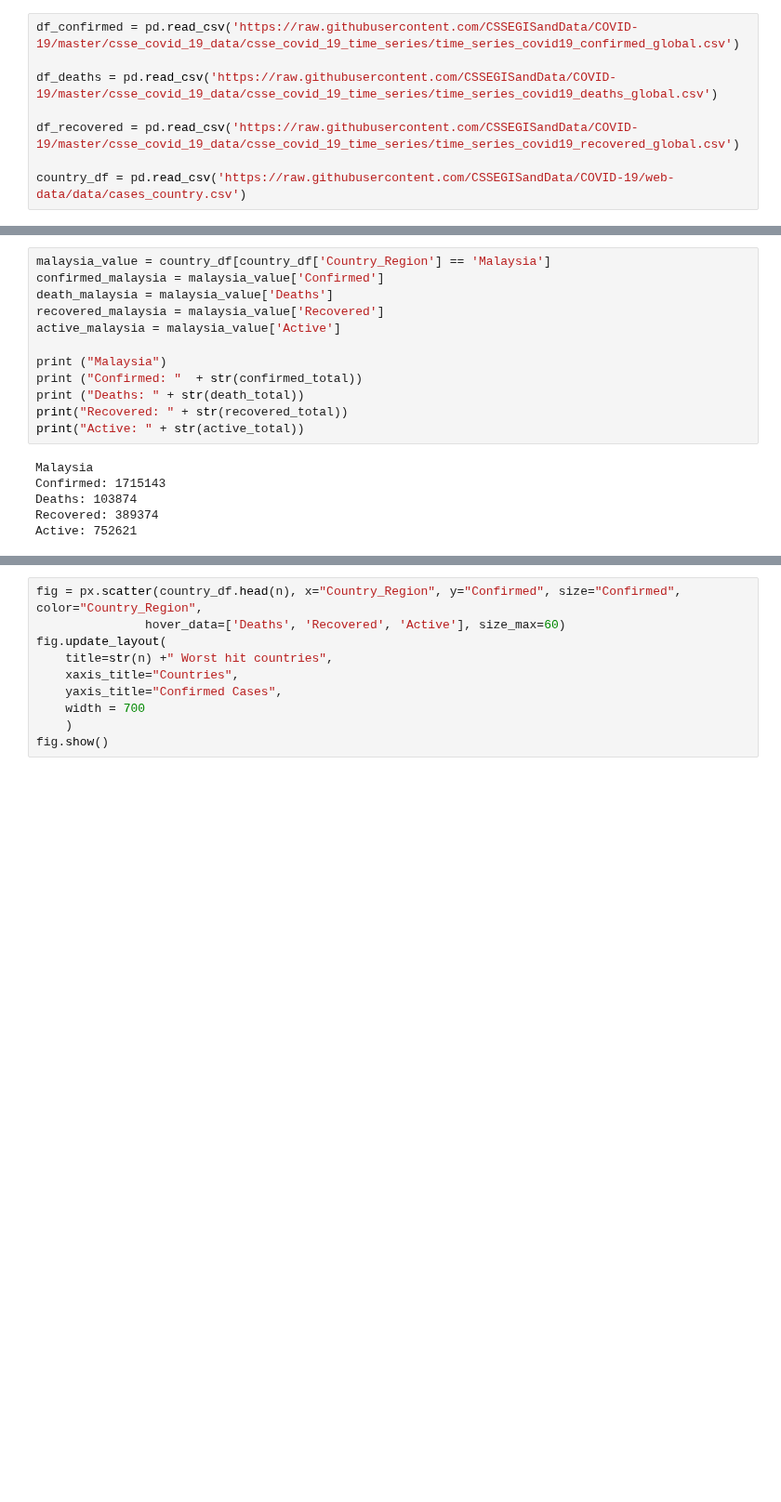
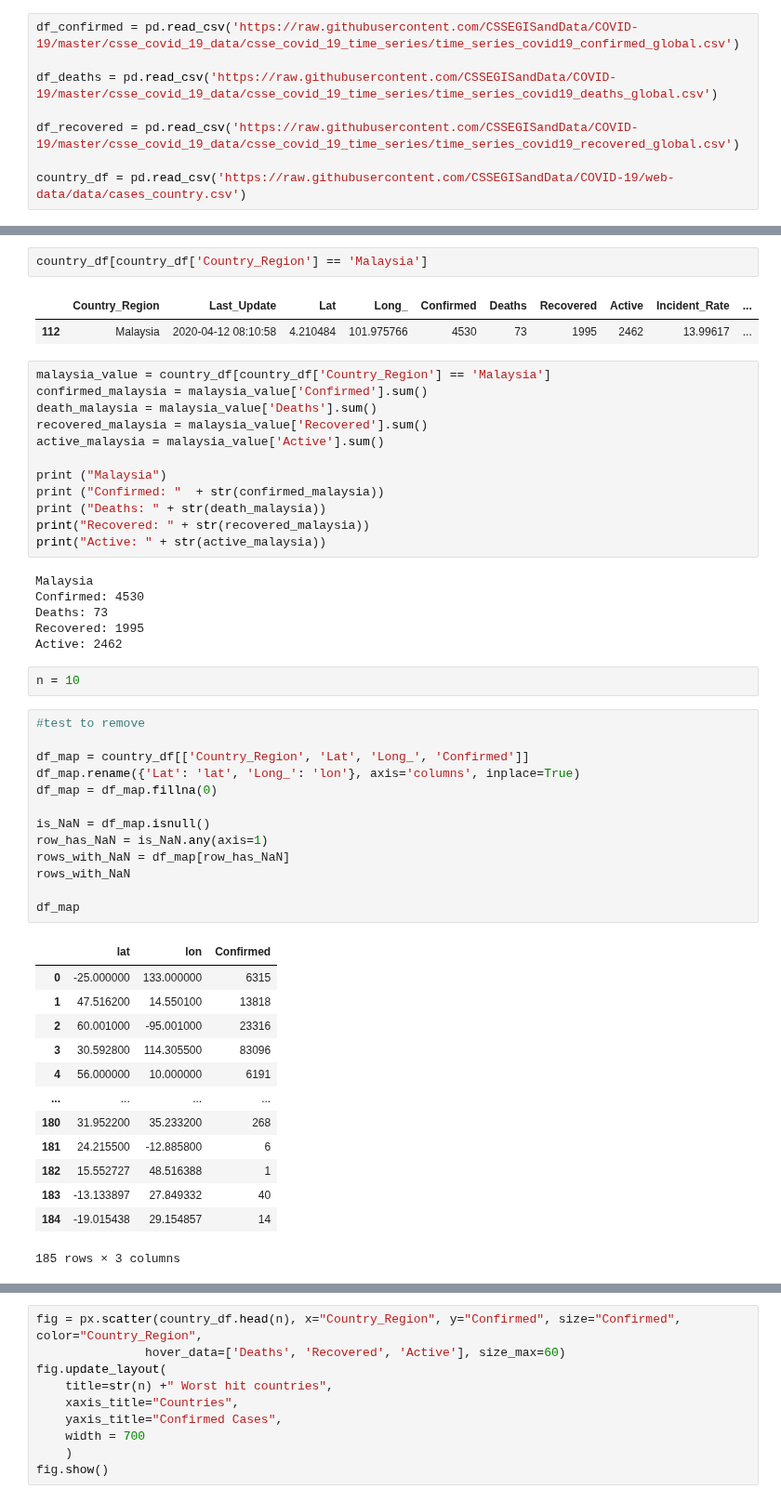
Before and after one commit to masrimustaman/data-analysis-covid19-dashboard, a Jupyter notebook: dashboard.ipynb, the cells around one changed output, grey strips where cells are left out. Shown at 93% size. Cells and saved outputs as stored; diff of their text form; blank space fills up the shorter version.

```diff
--- a/dashboard.ipynb
+++ b/dashboard.ipynb
@@ -31,19 +31,53 @@ Active: 752621
+# %%
+country_df[country_df['Country_Region'] == 'Malaysia']
+# %% [output]
+|  | Country_Region | Last_Update | Lat | Long_ | Confirmed | Deaths | Recovered | Active | Incident_Rate | ... |
+| 112 | Malaysia | 2020-04-12 08:10:58 | 4.210484 | 101.975766 | 4530 | 73 | 1995 | 2462 | 13.99617 | ... |
 # %%
 malaysia_value = country_df[country_df['Country_Region'] == 'Malaysia']
-confirmed_malaysia = malaysia_value['Confirmed']
-death_malaysia = malaysia_value['Deaths']
-recovered_malaysia = malaysia_value['Recovered']
-active_malaysia = malaysia_value['Active']
+confirmed_malaysia = malaysia_value['Confirmed'].sum()
+death_malaysia = malaysia_value['Deaths'].sum()
+recovered_malaysia = malaysia_value['Recovered'].sum()
+active_malaysia = malaysia_value['Active'].sum()
 
 print ("Malaysia")
-print ("Confirmed: "  + str(confirmed_total))
-print ("Deaths: " + str(death_total))
-print("Recovered: " + str(recovered_total))
-print("Active: " + str(active_total))
+print ("Confirmed: "  + str(confirmed_malaysia))
+print ("Deaths: " + str(death_malaysia))
+print("Recovered: " + str(recovered_malaysia))
+print("Active: " + str(active_malaysia))
 # %% [output]
 Malaysia
-Confirmed: 1715143
-Deaths: 103874
-Recovered: 389374
-Active: 752621
+Confirmed: 4530
+Deaths: 73
+Recovered: 1995
+Active: 2462
+# %%
+n = 10
+# %%
+#test to remove
+
+df_map = country_df[['Country_Region', 'Lat', 'Long_', 'Confirmed']]
+df_map.rename({'Lat': 'lat', 'Long_': 'lon'}, axis='columns', inplace=True)
+df_map = df_map.fillna(0)
+
+is_NaN = df_map.isnull()
+row_has_NaN = is_NaN.any(axis=1)
+rows_with_NaN = df_map[row_has_NaN]
+rows_with_NaN
+
+df_map
+# %% [output]
+|  | lat | lon | Confirmed |
+| 0 | -25.000000 | 133.000000 | 6315 |
+| 1 | 47.516200 | 14.550100 | 13818 |
+| 2 | 60.001000 | -95.001000 | 23316 |
+| 3 | 30.592800 | 114.305500 | 83096 |
+| 4 | 56.000000 | 10.000000 | 6191 |
+| ... | ... | ... | ... |
+| 180 | 31.952200 | 35.233200 | 268 |
+| 181 | 24.215500 | -12.885800 | 6 |
+| 182 | 15.552727 | 48.516388 | 1 |
+| 183 | -13.133897 | 27.849332 | 40 |
+| 184 | -19.015438 | 29.154857 | 14 |
+185 rows × 3 columns
 # %%
```
Also changed, not shown: parts of 17 cells of this notebook, 2 other files.
